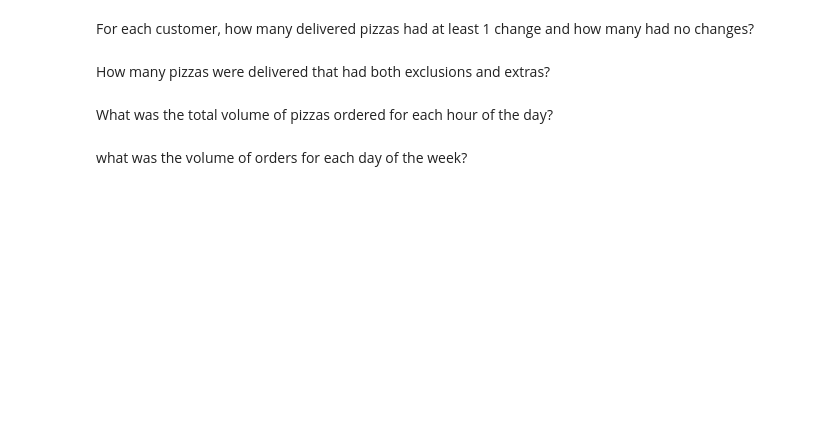
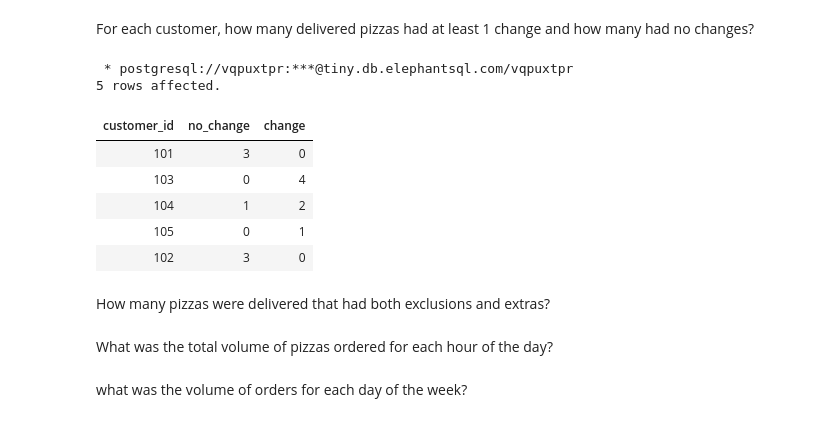
Before and after one commit to ishank296/8weekssqlchallenge, a Jupyter notebook: case_study_02.ipynb, the cells around one changed output. Saved outputs shown, nothing was run; the diff lists cells and outputs as text; code cells hidden in the pictures; blank space fills up the shorter version.

```diff
--- a/case_study_02.ipynb
+++ b/case_study_02.ipynb
@@ -257,5 +279,25 @@ What was the maximum number of pizzas delivered in a single order?
 # %% [markdown]
 For each customer, how many delivered pizzas had at least 1 change and how many had no changes?
+# %%
+%%sql
+select customer_id,
+ sum(case when (extras is null or extras = '' or extras = 'null') and
+           (exclusions is null or exclusions='' or exclusions = 'null') then 1
+ else 0 end) as no_change,
+ sum(case when not ((extras is null or extras = '' or extras = 'null') and
+           (exclusions is null or exclusions='' or exclusions = 'null')) then 1
+ else 0 end) as change
+from customer_orders
+group by customer_id
+# %% [output]
+ * postgresql://vqpuxtpr:***@tiny.db.elephantsql.com/vqpuxtpr
+5 rows affected.
+| customer_id | no_change | change |
+| 101 | 3 | 0 |
+| 103 | 0 | 4 |
+| 104 | 1 | 2 |
+| 105 | 0 | 1 |
+| 102 | 3 | 0 |
 # %% [markdown]
 How many pizzas were delivered that had both exclusions and extras?
 # %% [markdown]
```
Also changed, not shown: parts of 2 cells of this notebook.
